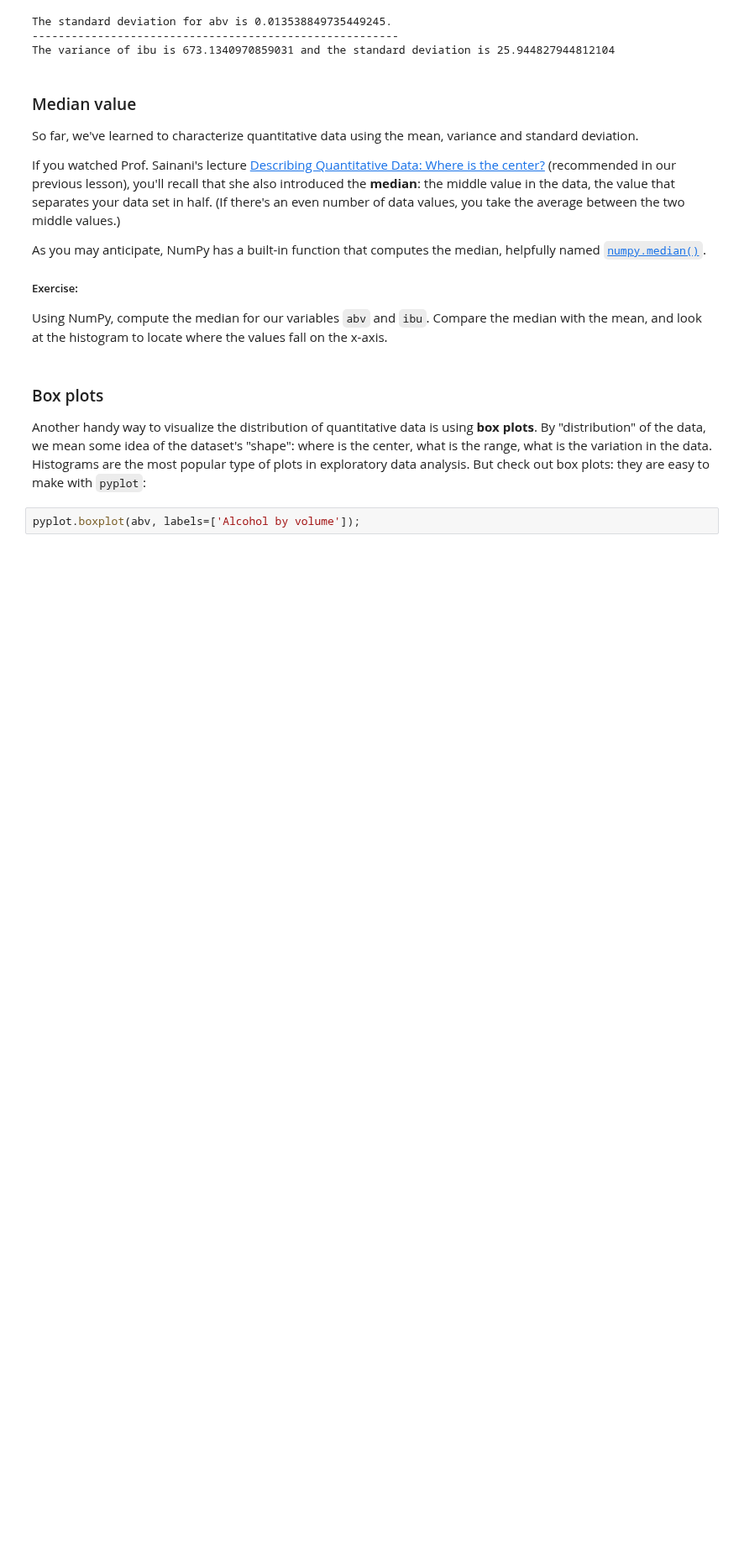
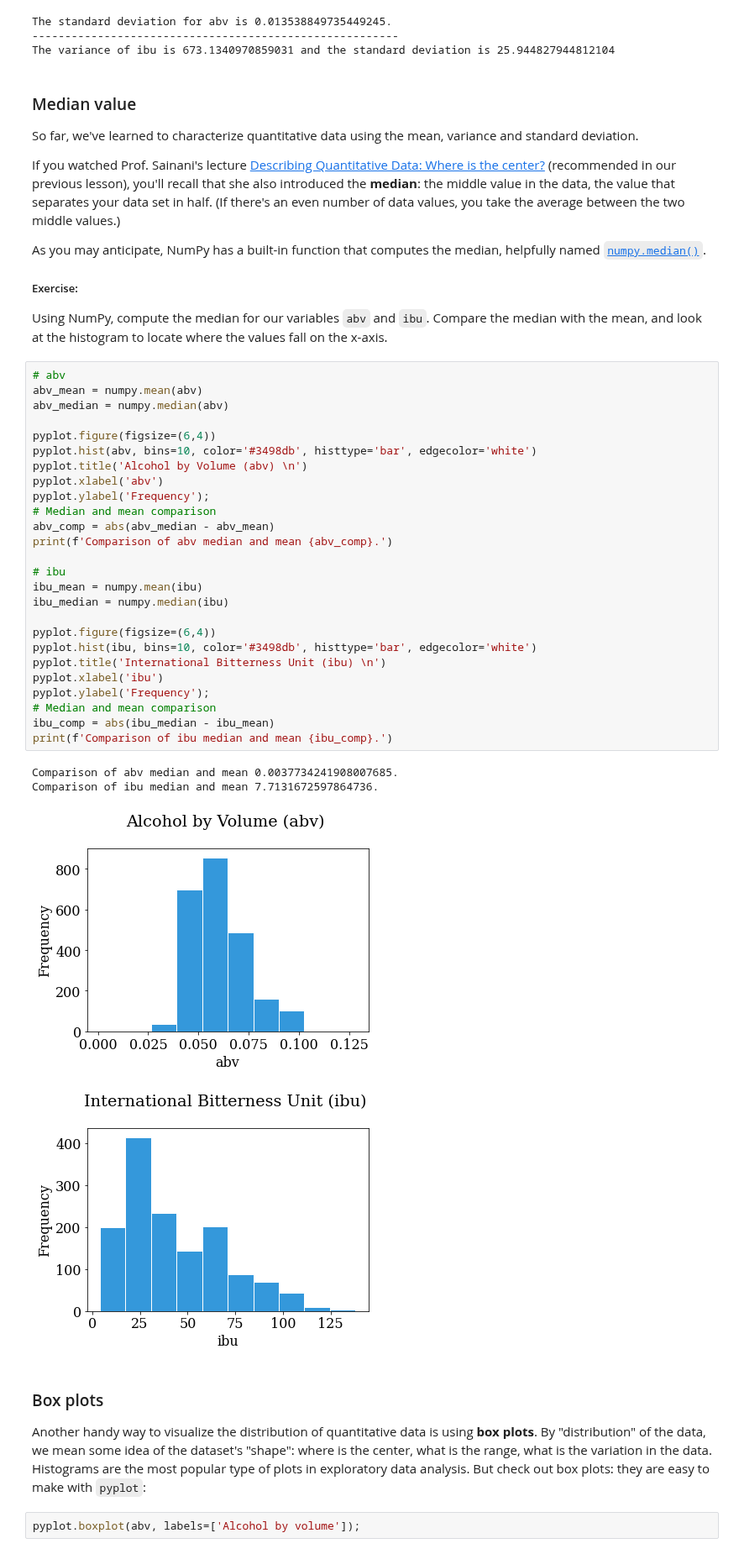
Before and after one commit to N0t10n/Strive_school, a Jupyter notebook: M1_Math/06. Advanced Stats/notebooks_en/2_Seeing_Stats.ipynb, the cells around one changed output. Shown at 84% size. Drawn from its saved outputs; the diff is of its cells as text; blank space fills up the shorter version.

```diff
--- a/M1_Math/06. Advanced Stats/notebooks_en/2_Seeing_Stats.ipynb
+++ b/M1_Math/06. Advanced Stats/notebooks_en/2_Seeing_Stats.ipynb
@@ -195,6 +195,37 @@ As you may anticipate, NumPy has a built-in function that computes the median, h
 ##### Exercise:
 
 Using NumPy, compute the median for our variables `abv` and `ibu`. Compare the median with the mean, and look at the histogram to locate where the values fall on the x-axis.
+# %%
+# abv
+abv_mean = numpy.mean(abv)
+abv_median = numpy.median(abv)
+
+pyplot.figure(figsize=(6,4))
+pyplot.hist(abv, bins=10, color='#3498db', histtype='bar', edgecolor='white')
+pyplot.title('Alcohol by Volume (abv) \n')
+pyplot.xlabel('abv')
+pyplot.ylabel('Frequency');
+# Median and mean comparison
+abv_comp = abs(abv_median - abv_mean)
+print(f'Comparison of abv median and mean {abv_comp}.')
+
+# ibu
+ibu_mean = numpy.mean(ibu)
+ibu_median = numpy.median(ibu)
+
+pyplot.figure(figsize=(6,4))
+pyplot.hist(ibu, bins=10, color='#3498db', histtype='bar', edgecolor='white')
+pyplot.title('International Bitterness Unit (ibu) \n')
+pyplot.xlabel('ibu')
+pyplot.ylabel('Frequency');
+# Median and mean comparison
+ibu_comp = abs(ibu_median - ibu_mean)
+print(f'Comparison of ibu median and mean {ibu_comp}.')
+# %% [output]
+Comparison of abv median and mean 0.0037734241908007685.
+Comparison of ibu median and mean 7.7131672597864736.
+[figure, added]
+[figure, added]
 # %% [markdown]
 ### Box plots
 
```
Also changed, not shown: parts of 3 cells of this notebook.
